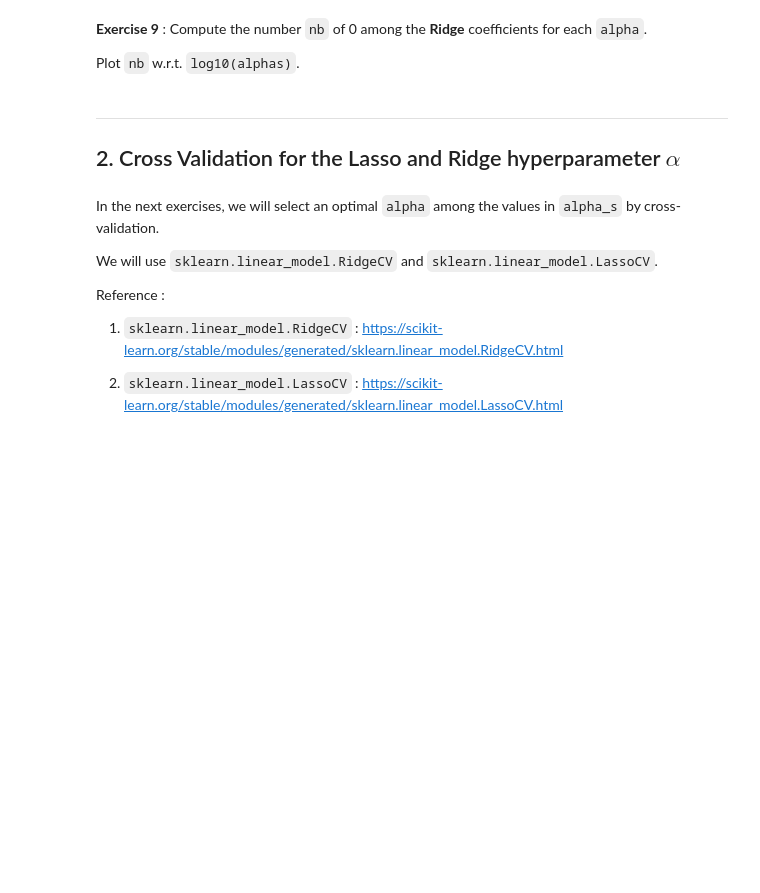
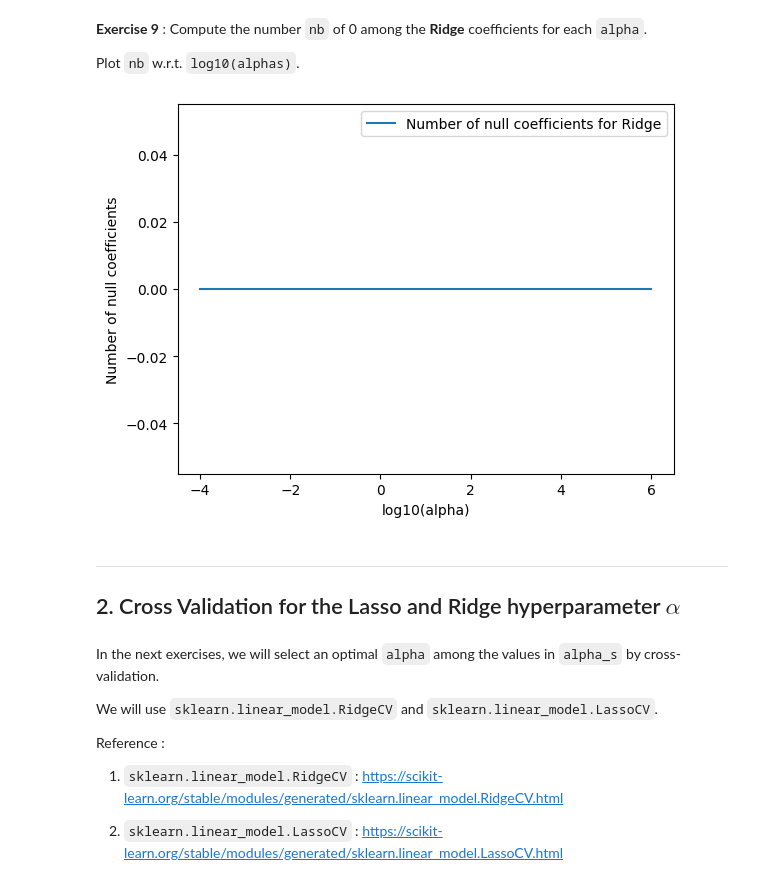
Before and after one commit to AntoninDurousseau/Studies, a Jupyter notebook: M1/Statistical learning/TP4/TP4(Ridge, Lasso, CV).ipynb, the cells around one changed output. Saved outputs shown, nothing was run; the diff lists cells and outputs as text; code cells hidden in the pictures; blank space fills up the shorter version.

```diff
--- a/M1/Statistical learning/TP4/TP4(Ridge, Lasso, CV).ipynb
+++ b/M1/Statistical learning/TP4/TP4(Ridge, Lasso, CV).ipynb
@@ -261,3 +431,18 @@ Plot `nb` w.r.t. `log10(alphas)`.
+# %%
+# Answer for Ex. 9
+nb_null_ridge = []
+for alpha in alpha_s:
+    ridge = Ridge(alpha=alpha, fit_intercept=True)
+    ridge.fit(XtrainScaled, Ytrain)
+    nb_null_ridge.append((ridge.coef_ == 0).sum())
+
+plt.plot(np.log10(alpha_s), nb_null_ridge, label="Number of null coefficients for Ridge")
+plt.xlabel("log10(alpha)")
+plt.ylabel("Number of null coefficients")
+plt.legend()
+plt.show()
+# %% [output]
+[figure, added]
 # %% [markdown]
 ----------------
 
```
Also changed, not shown: parts of 36 cells of this notebook, 1 other file.
